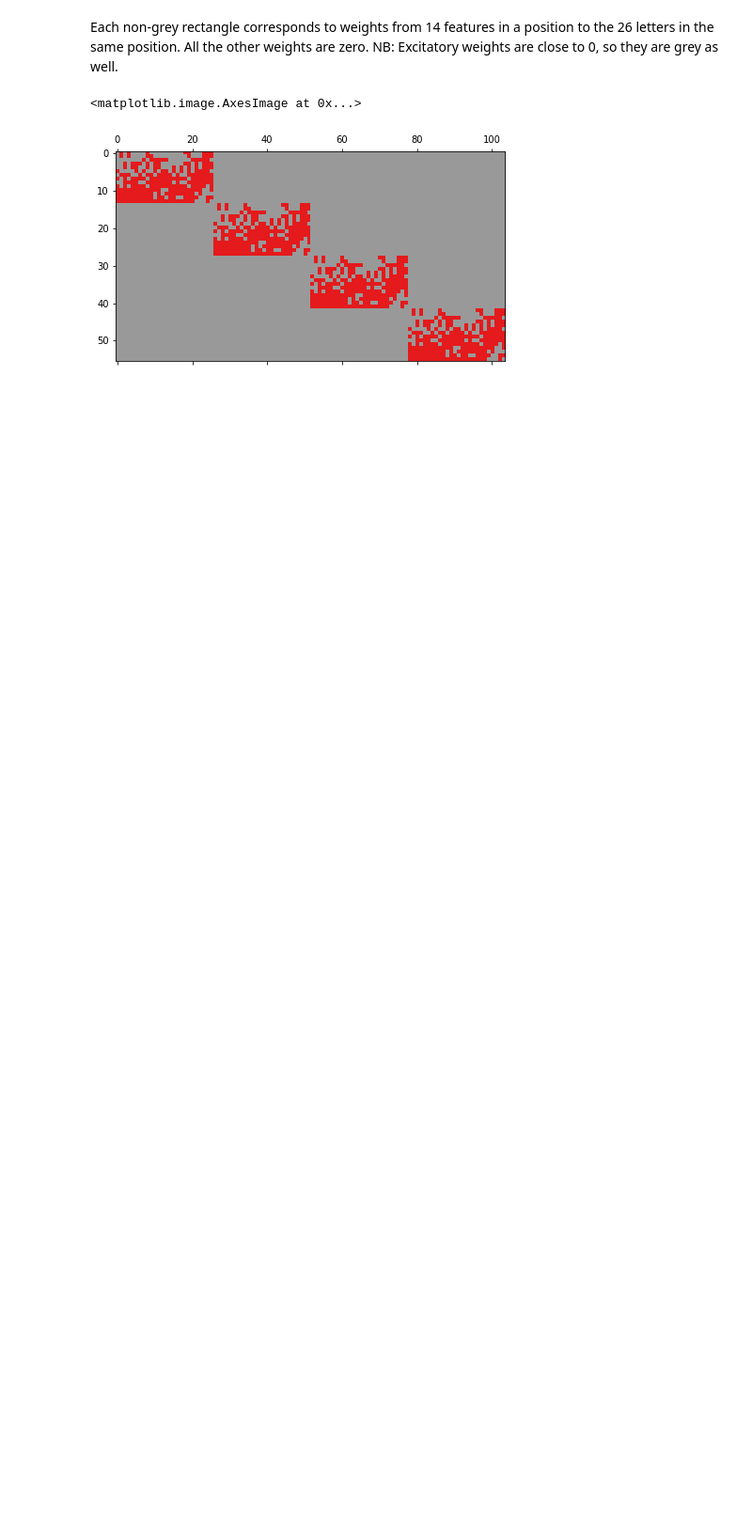
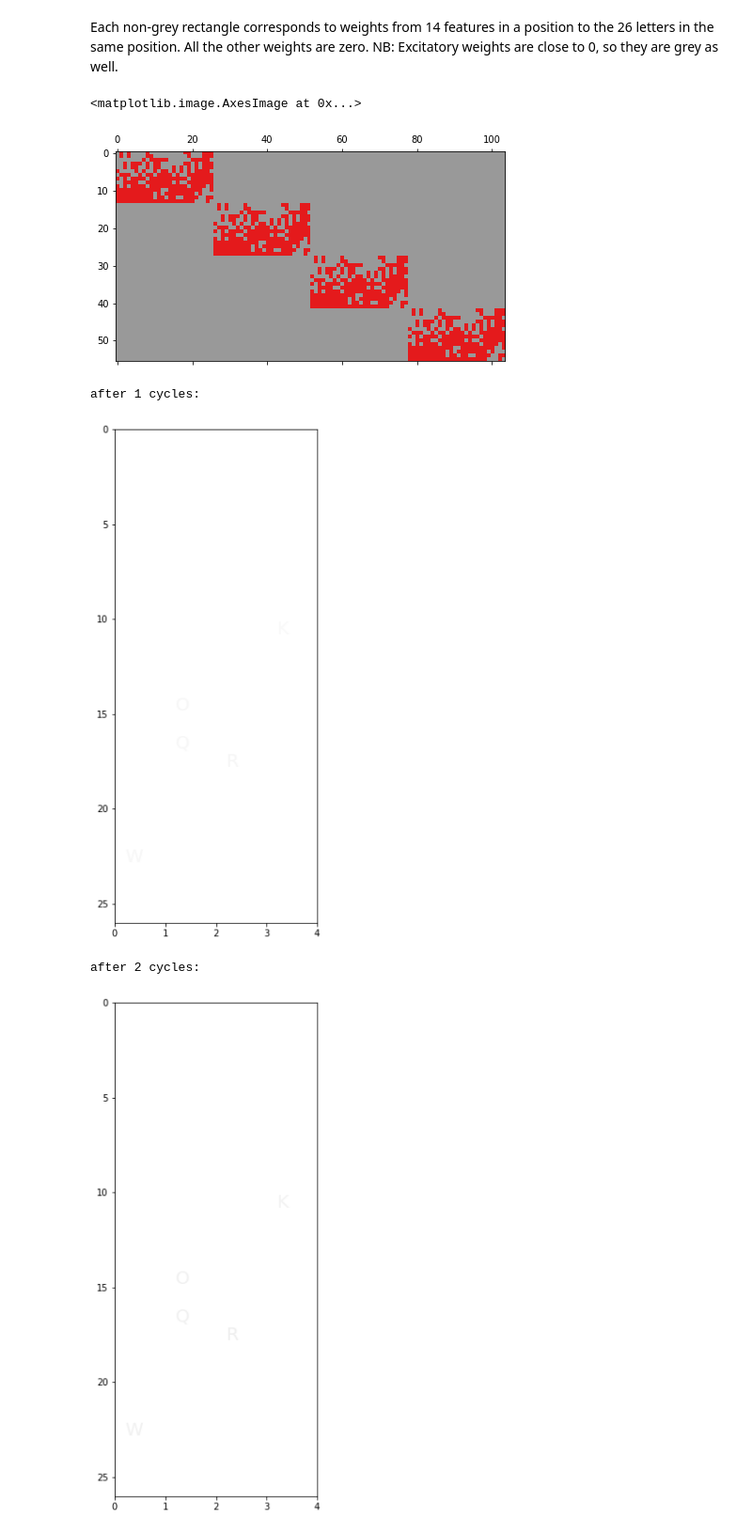
Before and after one commit to kalenkovich/cognitive-models-code, a Jupyter notebook: 01_interactive-activation-model/IAM.ipynb, the cells around one changed output. Shown at 94% size. Cells and saved outputs as stored; diff of their text form; code cells hidden in the pictures; blank space fills up the shorter version.

Commit message:
Plotted letter activations
Plus a couple of bugfixes and functions for plotting features were renamed

```diff
--- a/01_interactive-activation-model/IAM.ipynb
+++ b/01_interactive-activation-model/IAM.ipynb
@@ -115,7 +115,7 @@ feature_coordinates = {
 # %% [markdown]
 Function that draws one letter:
 # %%
-def draw_letter(feature_list, feature_coordinates, axes, color='k'):
+def draw_letter_features(feature_list, feature_coordinates, axes, color='k'):
     axes.grid()
     axes.set(xlim=(-1.2, 1.2), ylim=(-1.2, 1.2))
 
@@ -365,3 +369,32 @@ plt.matshow(feature_to_letter_weights, cmap='Set1')
 # %% [output]
 <matplotlib.image.AxesImage at 0x...>
 [figure]
+# %%
+alphabet = sorted(features_binary.keys())
+# %%
+def draw_letters():
+    fig = plt.figure(figsize=(4, 10))
+    axes = fig.gca()
+
+    axes.set_xlim((0, 4))
+    axes.set_ylim((0, 26))
+    axes.invert_yaxis()
+    for pos, letter_nodes_ in enumerate(letter_nodes):
+        for i, (letter, activation) in enumerate(zip(alphabet, letter_nodes_)):
+            color = tuple([min(1 - activation, 1)] * 3)
+            axes.text(y=(i + 0.8), x=(pos + 0.2),
+                      s=letter, size=20, color=color)
+# %%
+present_word('WORK')
+letter_nodes = np.ones((position_count, letter_count)) * r_letter
+
+for t in range(50):
+    print(f'\nafter {t + 1} cycles:')
+    run_cycle()
+    draw_letters()
+    plt.show()
+# %% [output]
+after 1 cycles:
+[figure, added]
+after 2 cycles:
+[figure, added]
```
Also changed, not shown: parts of 5 cells of this notebook, 1 other file.
